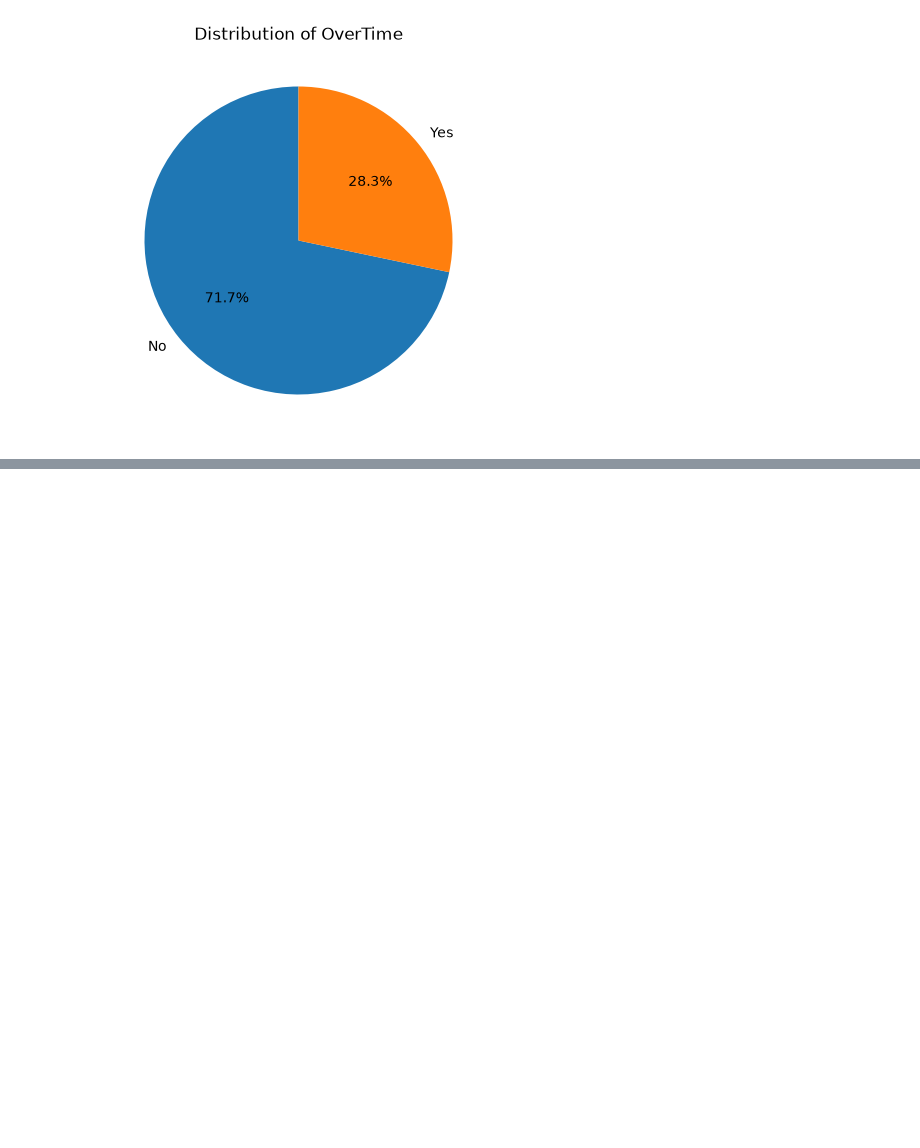
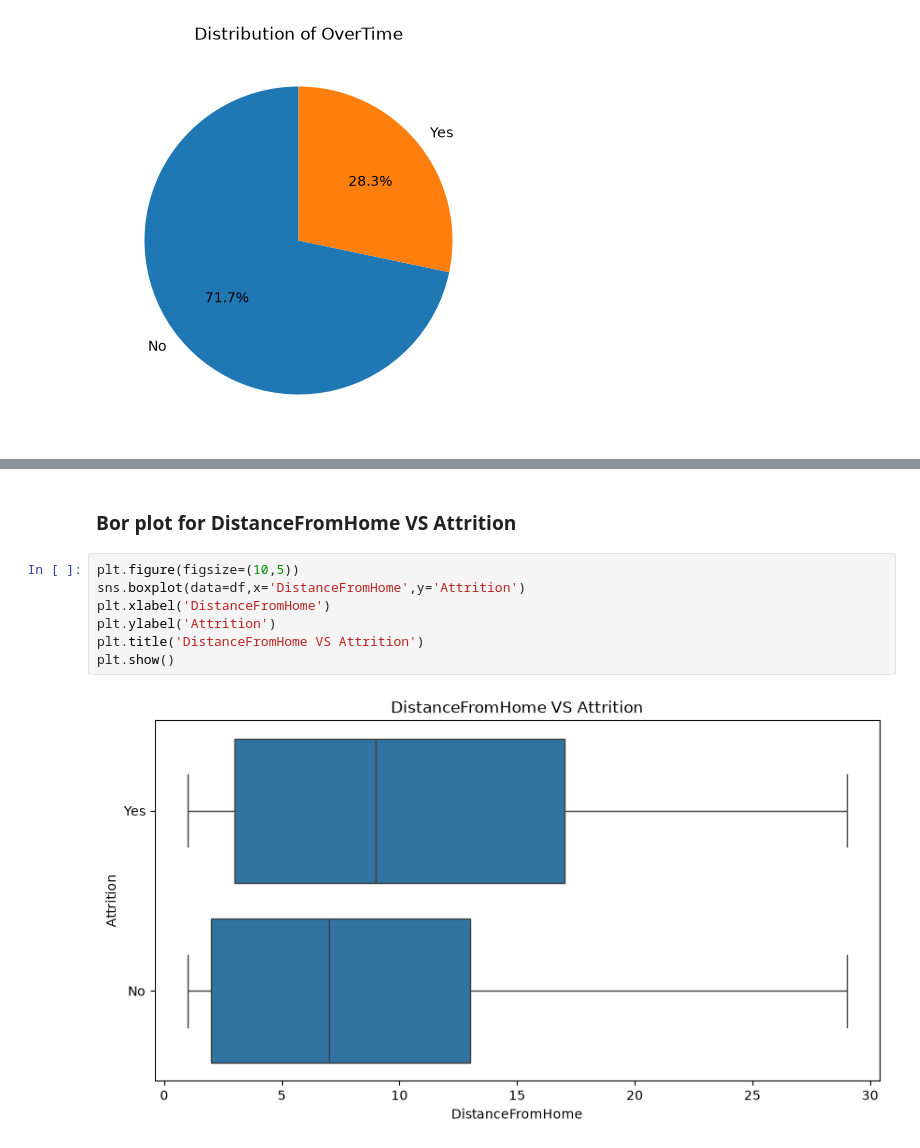
Before and after one commit to subash28-web/HR-Employee-Attrition-Analytics, a Jupyter notebook: HR_Employee_Attrition_Analytics.ipynb, the cells around one changed output, grey strips where cells are left out. Drawn from its saved outputs; the diff is of its cells as text; blank space fills up the shorter version.

```diff
--- a/HR_Employee_Attrition_Analytics.ipynb
+++ b/HR_Employee_Attrition_Analytics.ipynb
@@ -518,0 +525,11 @@ df
+# %% [markdown]
+### Bor plot for DistanceFromHome VS Attrition
+# %%
+plt.figure(figsize=(10,5))
+sns.boxplot(data=df,x='DistanceFromHome',y='Attrition')
+plt.xlabel('DistanceFromHome')
+plt.ylabel('Attrition')
+plt.title('DistanceFromHome VS Attrition')
+plt.show()
+# %% [output]
+[figure, added]
```
Also changed, not shown: parts of 40 cells of this notebook.
